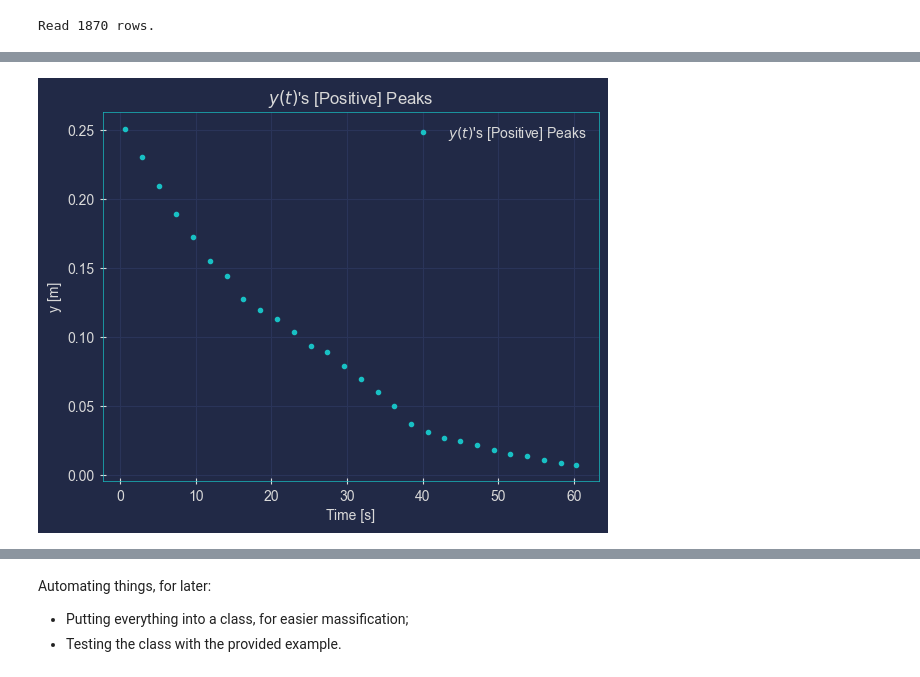
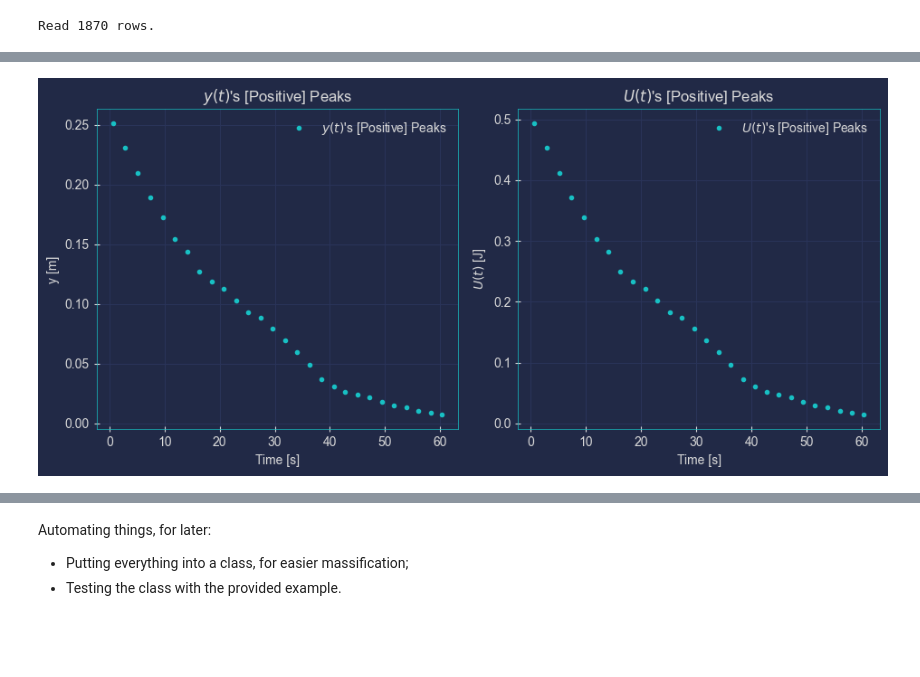
Before and after one commit to kaiuki2000/FC_vs._ZFC_Maglev, a Jupyter notebook: Notebooks/Maglev_losses.ipynb, the cells around one changed output, grey strips where cells are left out. Drawn from its saved outputs; the diff is of its cells as text; code cells hidden in the pictures; blank space fills up the shorter version.

```diff
--- a/Notebooks/Maglev_losses.ipynb
+++ b/Notebooks/Maglev_losses.ipynb
@@ -50,14 +63,34 @@ plt.show()
 # %%
 R = 0.80 # m # Change this value to the radius of the track
 y_t =  [R - np.sqrt(R**2 - x**2) for x in x[peaks_p]]
 t_t = t[peaks_p]
 
-# Plot the data with peaks
-plt.plot(t_t, y_t, '.', label=r"$y(t)$'s [Positive] Peaks")
-plt.xlabel('Time [s]')
-plt.ylabel('y [m]')
-plt.title(r"$y(t)$'s [Positive] Peaks")
-plt.legend()
+# Create a figure with two subplots
+fig, axs = plt.subplots(1, 2, figsize=(9.5, 4.5))
+
+# Plot the data with peaks on the first subplot
+axs[0].plot(t_t, y_t, '.', label=r"$y(t)$'s [Positive] Peaks")
+axs[0].set_xlabel('Time [s]')
+axs[0].set_ylabel('y [m]')
+axs[0].set_title(r"$y(t)$'s [Positive] Peaks")
+axs[0].legend()
+
+# Pot. energy:
+m = 0.2 # kg # Change this value to the mass of the object
+g = 9.81 # m/s^2
+U = [m * g * y for y in y_t]
+
+# Plot the data with peaks on the second subplot
+axs[1].plot(t_t, U, '.', label=r"$U(t)$'s [Positive] Peaks")
+axs[1].set_xlabel('Time [s]')
+axs[1].set_ylabel(r'$U(t)$ [J]')
+axs[1].set_title(r"$U(t)$'s [Positive] Peaks")
+axs[1].legend()
+
+# Adjust the spacing between subplots
+plt.tight_layout()
+
+# Show the figure
 plt.show()
 # %% [output]
-[figure, old version]
+[figure, new version]
```
Also changed, not shown: parts of 18 cells of this notebook, 1 other file.
